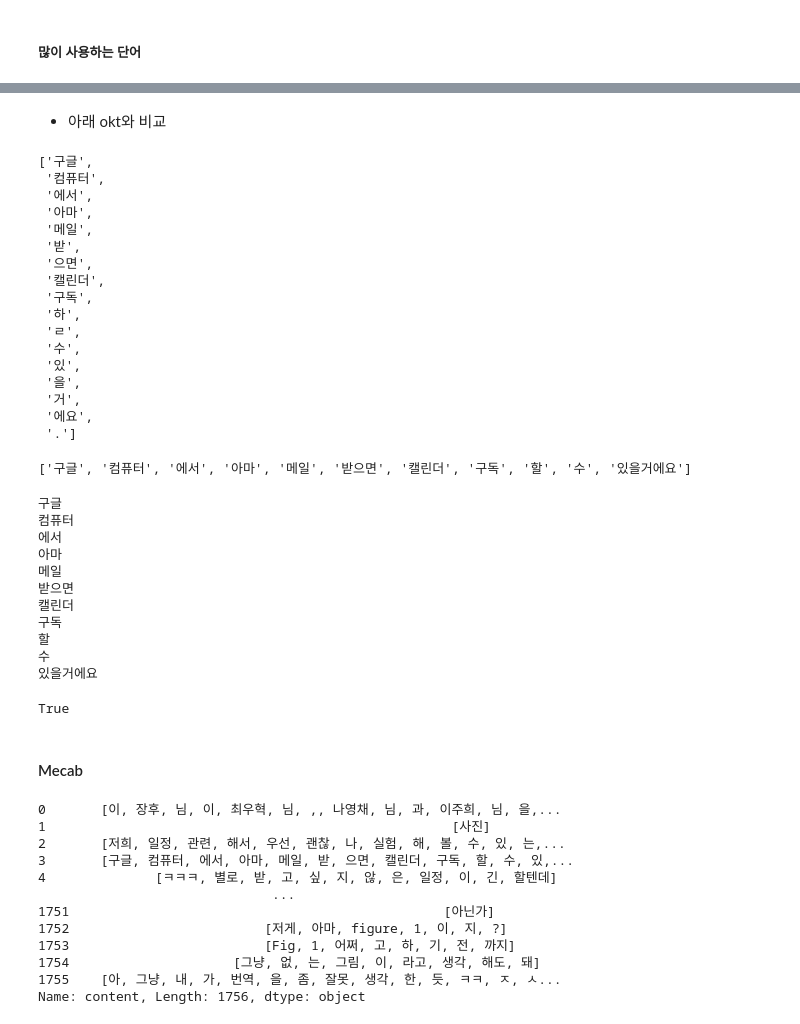
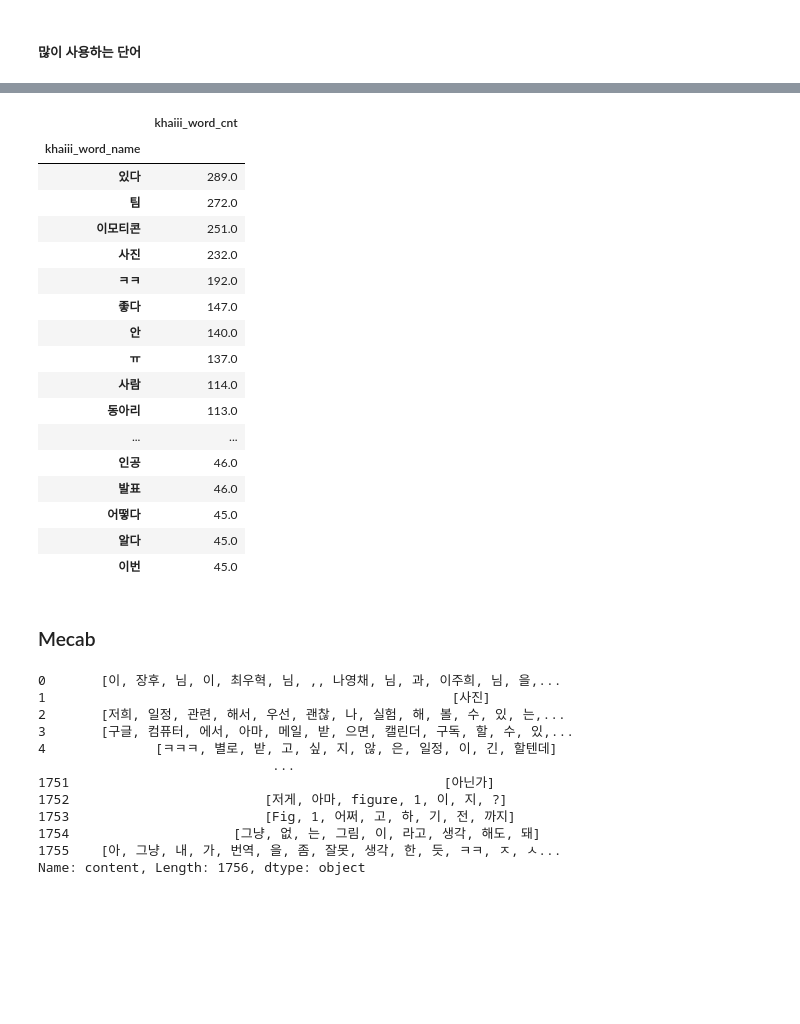
Before and after one commit to juhee3199/kakaotalk_analysis_proj, a Jupyter notebook: warming_up/kakao_proj_1.ipynb, the cells around one changed output, grey strips where cells are left out. Cells and saved outputs as stored; diff of their text form; code cells hidden in the pictures; blank space fills up the shorter version.

```diff
--- a/warming_up/kakao_proj_1.ipynb
+++ b/warming_up/kakao_proj_1.ipynb
@@ -517,51 +391,29 @@ for i in word_name[1755]:
-# %% [markdown]
-- 아래 okt와 비교
-# %%
-df['khaiii'][3]
-# %% [output]
-['구글',
- '컴퓨터',
- '에서',
- '아마',
- '메일',
- '받',
- '으면',
- '캘린더',
- '구독',
- '하',
- 'ㄹ',
- '수',
- '있',
- '을',
- '거',
- '에요',
- '.']
-# %%
- word_name[3]
-# %% [output]
-['구글', '컴퓨터', '에서', '아마', '메일', '받으면', '캘린더', '구독', '할', '수', '있을거에요']
-# %%
-for i in word_name[3]:
-    if i not in df['khaiii'][4]:
-      print(i)
-# %% [output]
-구글
-컴퓨터
-에서
-아마
-메일
-받으면
-캘린더
-구독
-할
-수
-있을거에요
-# %%
-'이장' in word_name[0]
-# %% [output]
-True
+# %%
+khaiii_word_df = khaiii_word_df.groupby(khaiii_word_df.khaiii_word_name).sum()
+khaiii_sort= khaiii_word_df.sort_values(by="khaiii_word_cnt", ascending=False)#.groupby("grp").head(3)
+
+khaiii_sort.head(60)
+# %% [output]
+|  | khaiii_word_cnt |
+| khaiii_word_name |  |
+| 있다 | 289.0 |
+| 팀 | 272.0 |
+| 이모티콘 | 251.0 |
+| 사진 | 232.0 |
+| ㅋㅋ | 192.0 |
+| 좋다 | 147.0 |
+| 안 | 140.0 |
+| ㅠ | 137.0 |
+| 사람 | 114.0 |
+| 동아리 | 113.0 |
+| ... | ... |
+| 인공 | 46.0 |
+| 발표 | 46.0 |
+| 어떻다 | 45.0 |
+| 알다 | 45.0 |
+| 이번 | 45.0 |
 # %% [markdown]
-#### Mecab
+### Mecab
 # %%
 # 형태소 분석 및 전처리
 def Mecab_text_preprocessing(text_list):
```
Also changed, not shown: parts of 76 cells of this notebook.
